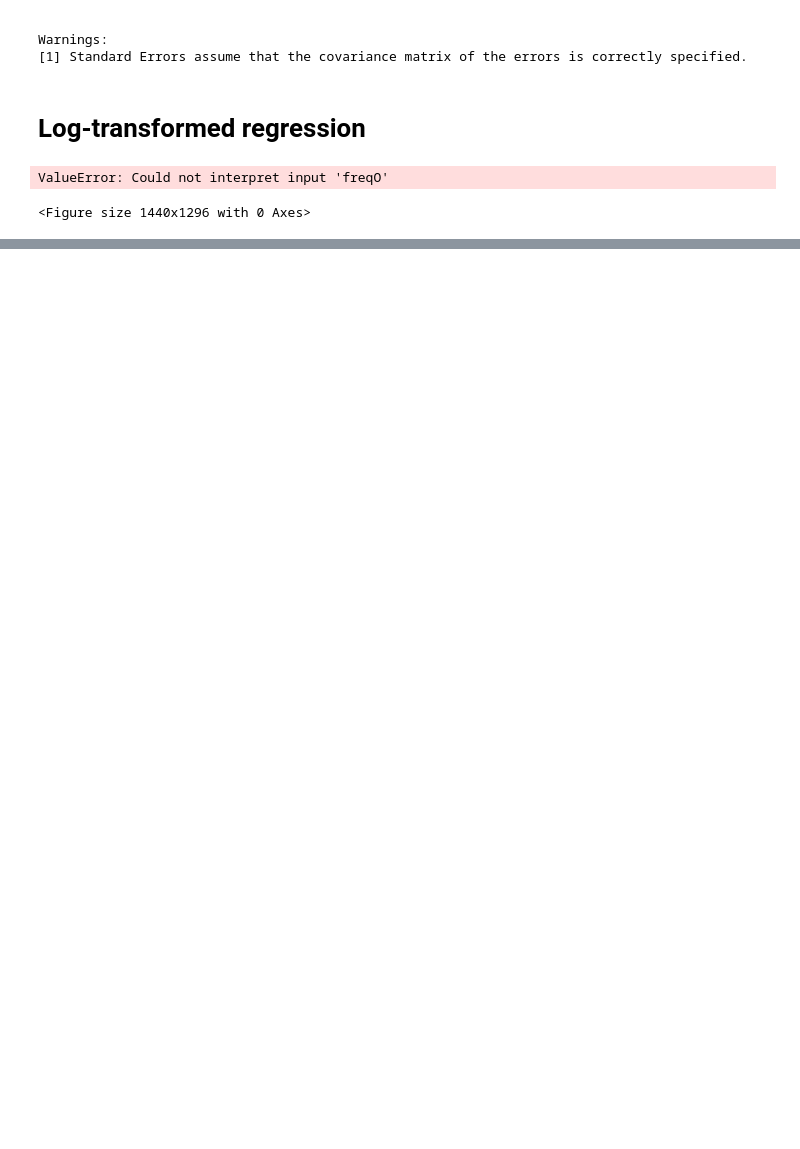
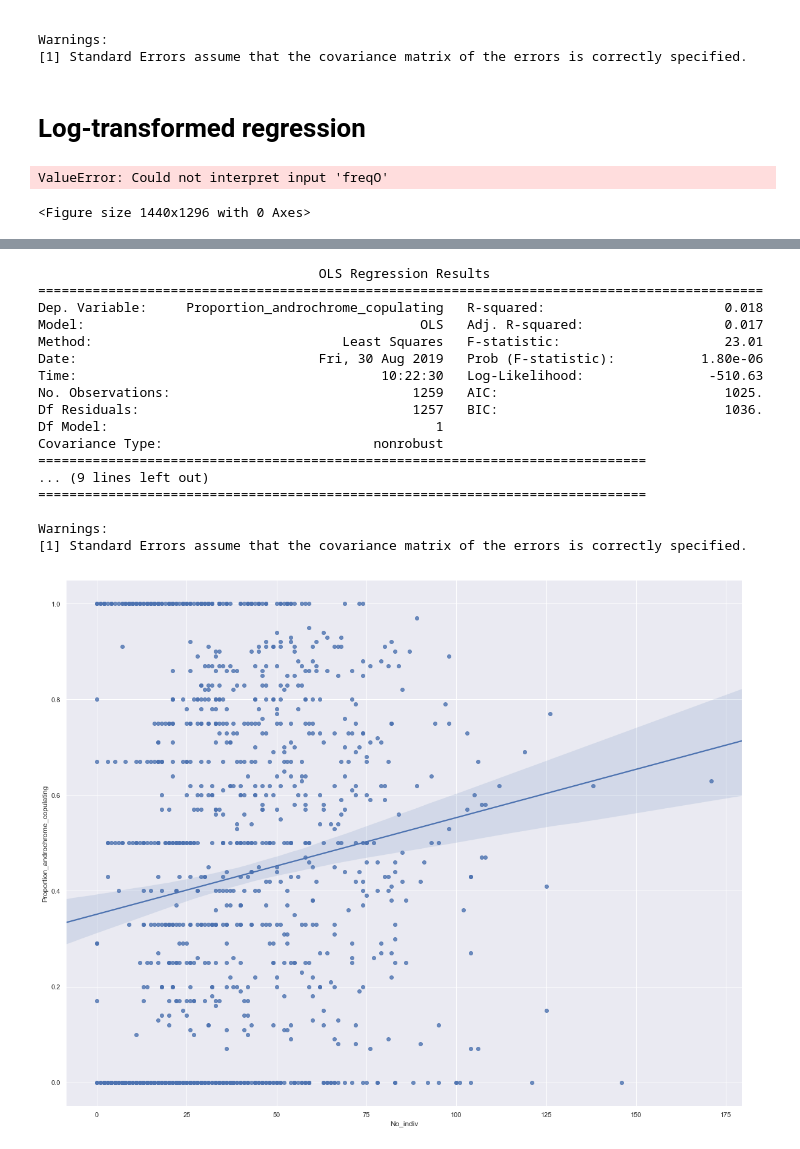
Before and after one commit to ldjonge/Thesis, a Jupyter notebook: scripts/dataAnalysis.ipynb, the cells around one changed output, grey strips where cells are left out. Saved outputs shown, nothing was run; the diff lists cells and outputs as text; code cells hidden in the pictures; blank space fills up the shorter version.

```diff
--- a/scripts/dataAnalysis.ipynb
+++ b/scripts/dataAnalysis.ipynb
@@ -1018,0 +1025,24 @@ dens["Species"].value_counts(dropna=False)
+# %%
+aComp = smf.ols(formula="Proportion_androchrome_copulating~No_indiv", data=dens, missing='drop').fit()
+print(aComp.summary())
+fig, axarr = plt.subplots(1,1, figsize=(20,16))
+plot1 = sns.regplot(x="No_indiv", y="Proportion_androchrome_copulating", data=dens, ax=axarr)
+# %% [output]
+                                    OLS Regression Results
+=============================================================================================
+Dep. Variable:     Proportion_androchrome_copulating   R-squared:                       0.018
+Model:                                           OLS   Adj. R-squared:                  0.017
+Method:                                Least Squares   F-statistic:                     23.01
+Date:                               Fri, 30 Aug 2019   Prob (F-statistic):           1.80e-06
+Time:                                       10:22:30   Log-Likelihood:                -510.63
+No. Observations:                               1259   AIC:                             1025.
+Df Residuals:                                   1257   BIC:                             1036.
+Df Model:                                          1
+Covariance Type:                           nonrobust
+==============================================================================
+... (9 lines left out)
+==============================================================================
+
+Warnings:
+[1] Standard Errors assume that the covariance matrix of the errors is correctly specified.
+[figure, added]
```
Also changed, not shown: parts of 23 cells of this notebook, 4 other files.
